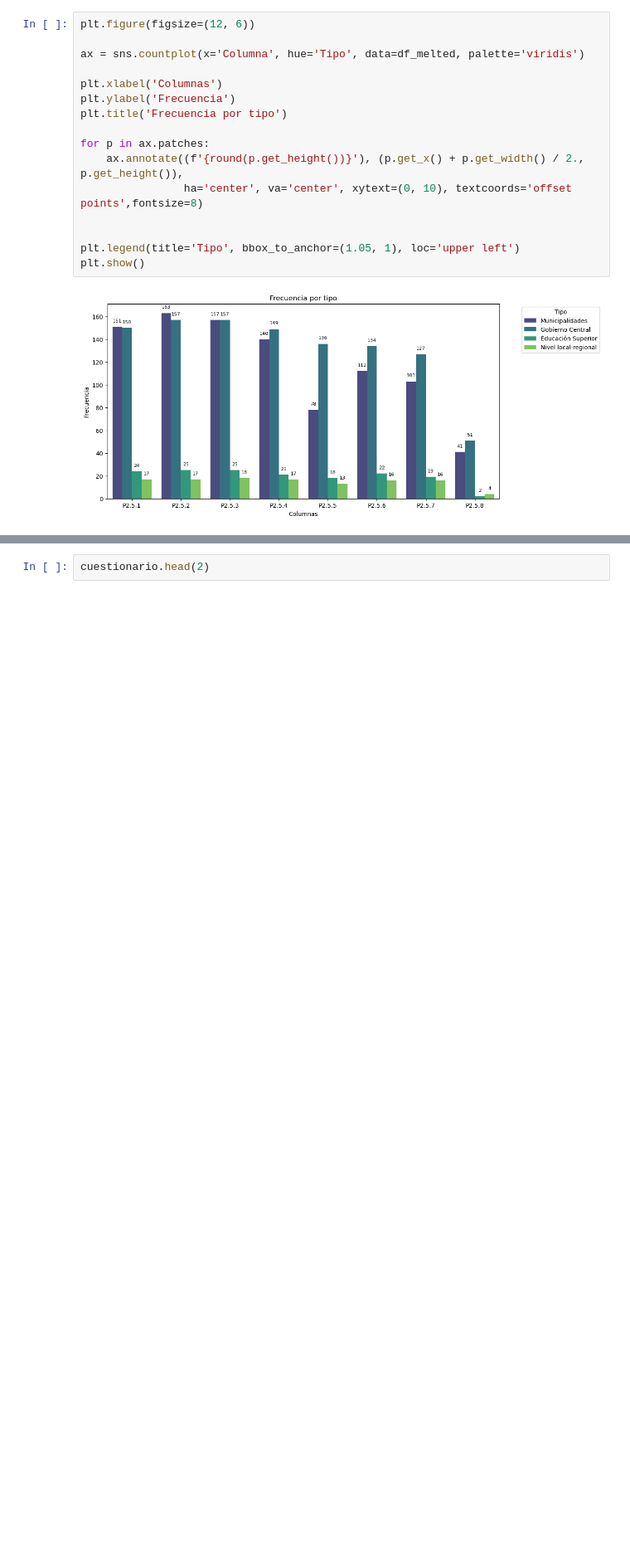
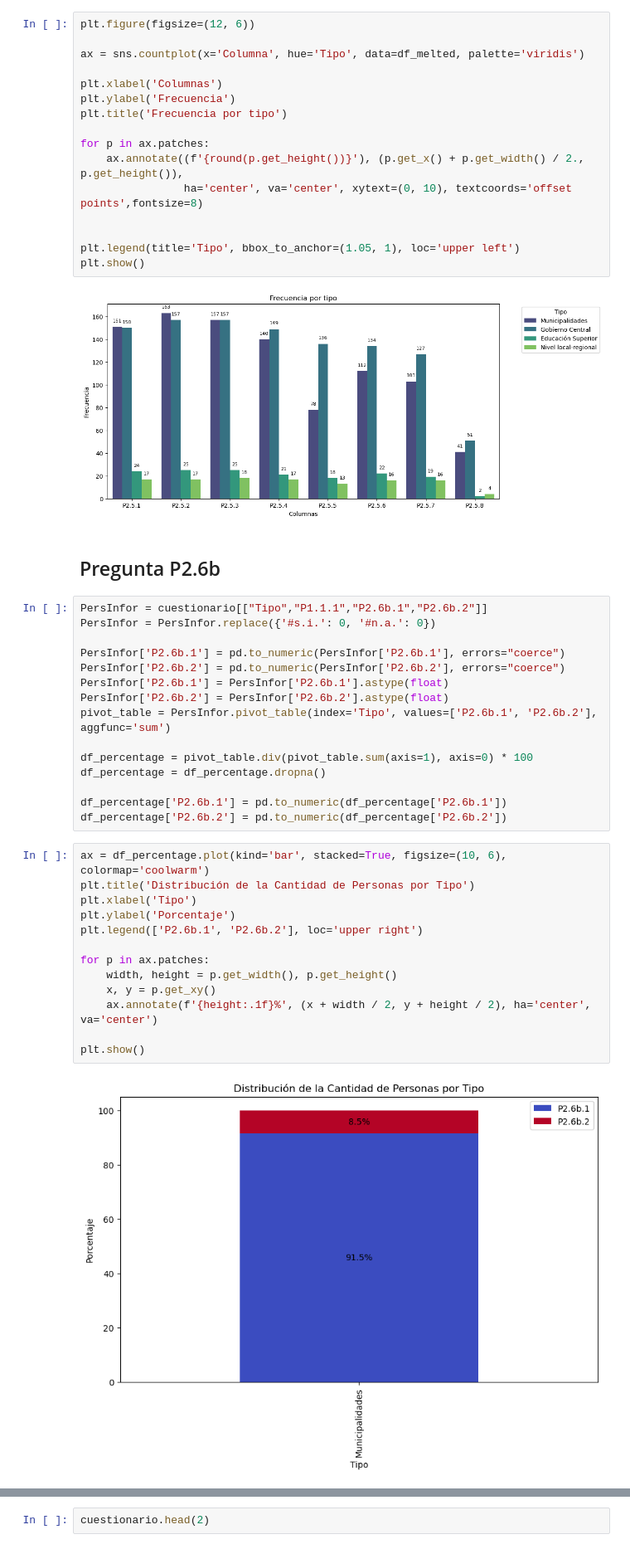
Before and after one commit to alejoGonc/EGD-CameronPartners, a Jupyter notebook: main.ipynb, the cells around one changed output, grey strips where cells are left out. Shown at 83% size. Cells and saved outputs as stored; diff of their text form; blank space fills up the shorter version.

```diff
--- a/main.ipynb
+++ b/main.ipynb
@@ -166,3 +166,35 @@ plt.legend(title='Tipo', bbox_to_anchor=(1.05, 1), loc='upper left')
 plt.show()
 # %% [output]
 [figure]
+# %% [markdown]
+## Pregunta P2.6b
+# %%
+PersInfor = cuestionario[["Tipo","P1.1.1","P2.6b.1","P2.6b.2"]]
+PersInfor = PersInfor.replace({'#s.i.': 0, '#n.a.': 0})
+
+PersInfor['P2.6b.1'] = pd.to_numeric(PersInfor['P2.6b.1'], errors="coerce")
+PersInfor['P2.6b.2'] = pd.to_numeric(PersInfor['P2.6b.2'], errors="coerce")
+PersInfor['P2.6b.1'] = PersInfor['P2.6b.1'].astype(float)
+PersInfor['P2.6b.2'] = PersInfor['P2.6b.2'].astype(float)
+pivot_table = PersInfor.pivot_table(index='Tipo', values=['P2.6b.1', 'P2.6b.2'], aggfunc='sum')
+
+df_percentage = pivot_table.div(pivot_table.sum(axis=1), axis=0) * 100
+df_percentage = df_percentage.dropna()
+
+df_percentage['P2.6b.1'] = pd.to_numeric(df_percentage['P2.6b.1'])
+df_percentage['P2.6b.2'] = pd.to_numeric(df_percentage['P2.6b.2'])
+# %%
+ax = df_percentage.plot(kind='bar', stacked=True, figsize=(10, 6), colormap='coolwarm')
+plt.title('Distribución de la Cantidad de Personas por Tipo')
+plt.xlabel('Tipo')
+plt.ylabel('Porcentaje')
+plt.legend(['P2.6b.1', 'P2.6b.2'], loc='upper right')
+
+for p in ax.patches:
+    width, height = p.get_width(), p.get_height()
+    x, y = p.get_xy()
+    ax.annotate(f'{height:.1f}%', (x + width / 2, y + height / 2), ha='center', va='center')
+
+plt.show()
+# %% [output]
+[figure, added]
```
Also changed, not shown: parts of 9 cells of this notebook.
